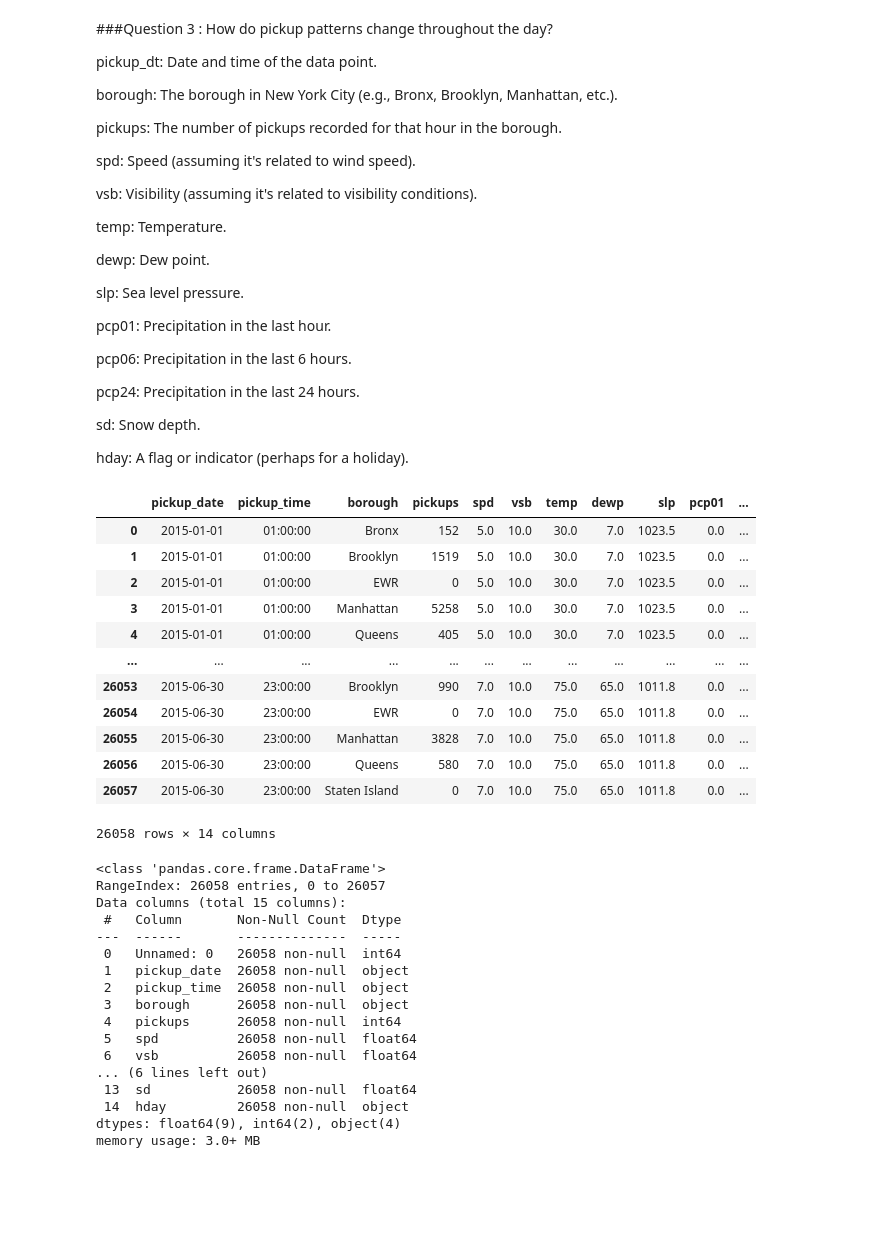
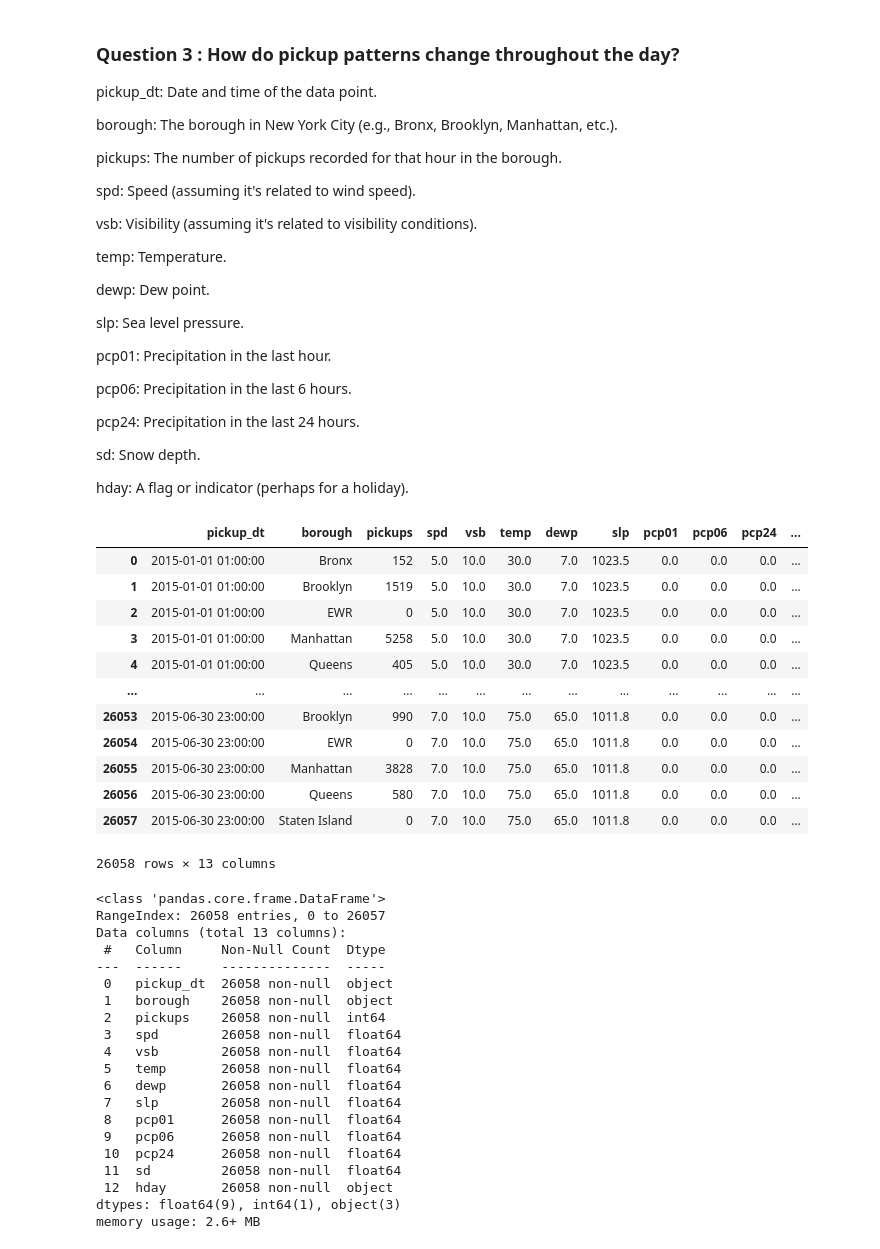
Before and after one commit to Jherza-X/Project1-Group9, a Jupyter notebook: Uber-Weather-Project/project-1 - Q3.ipynb, the cells around one changed output. Saved outputs shown, nothing was run; the diff lists cells and outputs as text; code cells hidden in the pictures; blank space fills up the shorter version.

Commit message:
upload question files

```diff
--- a/Uber-Weather-Project/project-1 - Q3.ipynb
+++ b/Uber-Weather-Project/project-1 - Q3.ipynb
@@ -4,5 +6,5 @@ import matplotlib.pyplot as plt
 # %% [markdown]
-###Question 3 : How do pickup patterns change throughout the day?
+### Question 3 : How do pickup patterns change throughout the day?
 
 pickup_dt: Date and time of the data point.
 
@@ -30,39 +32,42 @@ sd: Snow depth.
 
 hday: A flag or indicator (perhaps for a holiday).
 # %%
-df = pd.read_csv("Resources/clean.csv")
+df = pd.read_csv("Resources/clean1.csv")
 df
 # %% [output]
-|  | pickup_date | pickup_time | borough | pickups | spd | vsb | temp | dewp | slp | pcp01 | ... |
-| 0 | 2015-01-01 | 01:00:00 | Bronx | 152 | 5.0 | 10.0 | 30.0 | 7.0 | 1023.5 | 0.0 | ... |
-| 1 | 2015-01-01 | 01:00:00 | Brooklyn | 1519 | 5.0 | 10.0 | 30.0 | 7.0 | 1023.5 | 0.0 | ... |
-| 2 | 2015-01-01 | 01:00:00 | EWR | 0 | 5.0 | 10.0 | 30.0 | 7.0 | 1023.5 | 0.0 | ... |
-| 3 | 2015-01-01 | 01:00:00 | Manhattan | 5258 | 5.0 | 10.0 | 30.0 | 7.0 | 1023.5 | 0.0 | ... |
-| 4 | 2015-01-01 | 01:00:00 | Queens | 405 | 5.0 | 10.0 | 30.0 | 7.0 | 1023.5 | 0.0 | ... |
-| ... | ... | ... | ... | ... | ... | ... | ... | ... | ... | ... | ... |
-| 26053 | 2015-06-30 | 23:00:00 | Brooklyn | 990 | 7.0 | 10.0 | 75.0 | 65.0 | 1011.8 | 0.0 | ... |
-| 26054 | 2015-06-30 | 23:00:00 | EWR | 0 | 7.0 | 10.0 | 75.0 | 65.0 | 1011.8 | 0.0 | ... |
-| 26055 | 2015-06-30 | 23:00:00 | Manhattan | 3828 | 7.0 | 10.0 | 75.0 | 65.0 | 1011.8 | 0.0 | ... |
-| 26056 | 2015-06-30 | 23:00:00 | Queens | 580 | 7.0 | 10.0 | 75.0 | 65.0 | 1011.8 | 0.0 | ... |
-| 26057 | 2015-06-30 | 23:00:00 | Staten Island | 0 | 7.0 | 10.0 | 75.0 | 65.0 | 1011.8 | 0.0 | ... |
+|  | pickup_dt | borough | pickups | spd | vsb | temp | dewp | slp | pcp01 | pcp06 | pcp24 | ... |
+| 0 | 2015-01-01 01:00:00 | Bronx | 152 | 5.0 | 10.0 | 30.0 | 7.0 | 1023.5 | 0.0 | 0.0 | 0.0 | ... |
+| 1 | 2015-01-01 01:00:00 | Brooklyn | 1519 | 5.0 | 10.0 | 30.0 | 7.0 | 1023.5 | 0.0 | 0.0 | 0.0 | ... |
+| 2 | 2015-01-01 01:00:00 | EWR | 0 | 5.0 | 10.0 | 30.0 | 7.0 | 1023.5 | 0.0 | 0.0 | 0.0 | ... |
+| 3 | 2015-01-01 01:00:00 | Manhattan | 5258 | 5.0 | 10.0 | 30.0 | 7.0 | 1023.5 | 0.0 | 0.0 | 0.0 | ... |
+| 4 | 2015-01-01 01:00:00 | Queens | 405 | 5.0 | 10.0 | 30.0 | 7.0 | 1023.5 | 0.0 | 0.0 | 0.0 | ... |
+| ... | ... | ... | ... | ... | ... | ... | ... | ... | ... | ... | ... | ... |
+| 26053 | 2015-06-30 23:00:00 | Brooklyn | 990 | 7.0 | 10.0 | 75.0 | 65.0 | 1011.8 | 0.0 | 0.0 | 0.0 | ... |
+| 26054 | 2015-06-30 23:00:00 | EWR | 0 | 7.0 | 10.0 | 75.0 | 65.0 | 1011.8 | 0.0 | 0.0 | 0.0 | ... |
+| 26055 | 2015-06-30 23:00:00 | Manhattan | 3828 | 7.0 | 10.0 | 75.0 | 65.0 | 1011.8 | 0.0 | 0.0 | 0.0 | ... |
+| 26056 | 2015-06-30 23:00:00 | Queens | 580 | 7.0 | 10.0 | 75.0 | 65.0 | 1011.8 | 0.0 | 0.0 | 0.0 | ... |
+| 26057 | 2015-06-30 23:00:00 | Staten Island | 0 | 7.0 | 10.0 | 75.0 | 65.0 | 1011.8 | 0.0 | 0.0 | 0.0 | ... |
-26058 rows × 14 columns
+26058 rows × 13 columns
 # %%
 df.info()
 # %% [output]
 <class 'pandas.core.frame.DataFrame'>
 RangeIndex: 26058 entries, 0 to 26057
-Data columns (total 15 columns):
- #   Column       Non-Null Count  Dtype
----  ------       --------------  -----
- 0   Unnamed: 0   26058 non-null  int64
- 1   pickup_date  26058 non-null  object
- 2   pickup_time  26058 non-null  object
- 3   borough      26058 non-null  object
- 4   pickups      26058 non-null  int64
- 5   spd          26058 non-null  float64
- 6   vsb          26058 non-null  float64
-... (6 lines left out)
- 13  sd           26058 non-null  float64
- 14  hday         26058 non-null  object
-dtypes: float64(9), int64(2), object(4)
-memory usage: 3.0+ MB
+Data columns (total 13 columns):
+ #   Column     Non-Null Count  Dtype
+---  ------     --------------  -----
+ 0   pickup_dt  26058 non-null  object
+ 1   borough    26058 non-null  object
+ 2   pickups    26058 non-null  int64
+ 3   spd        26058 non-null  float64
+ 4   vsb        26058 non-null  float64
+ 5   temp       26058 non-null  float64
+ 6   dewp       26058 non-null  float64
+ 7   slp        26058 non-null  float64
+ 8   pcp01      26058 non-null  float64
+ 9   pcp06      26058 non-null  float64
+ 10  pcp24      26058 non-null  float64
+ 11  sd         26058 non-null  float64
+ 12  hday       26058 non-null  object
+dtypes: float64(9), int64(1), object(3)
+memory usage: 2.6+ MB
```
Also changed, not shown: parts of 11 cells of this notebook, 3 other files.
